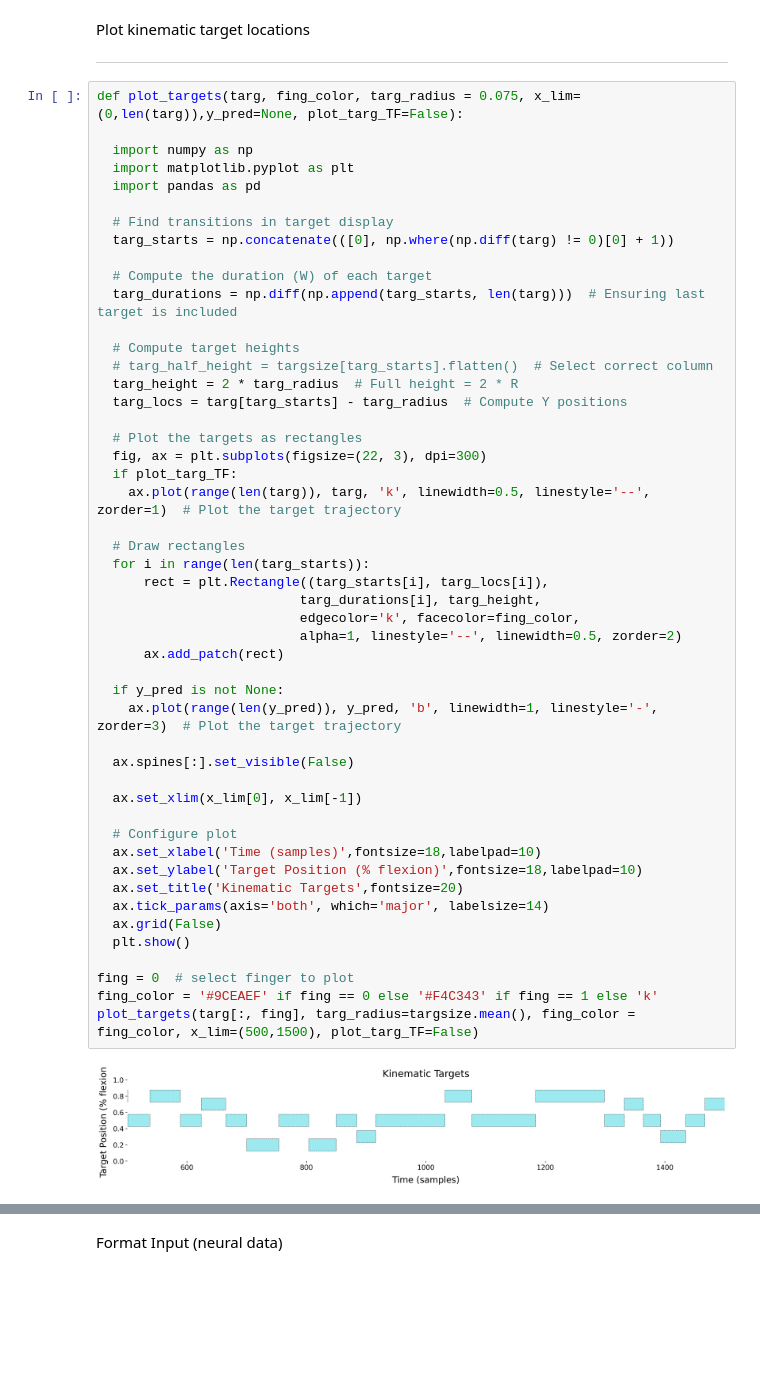
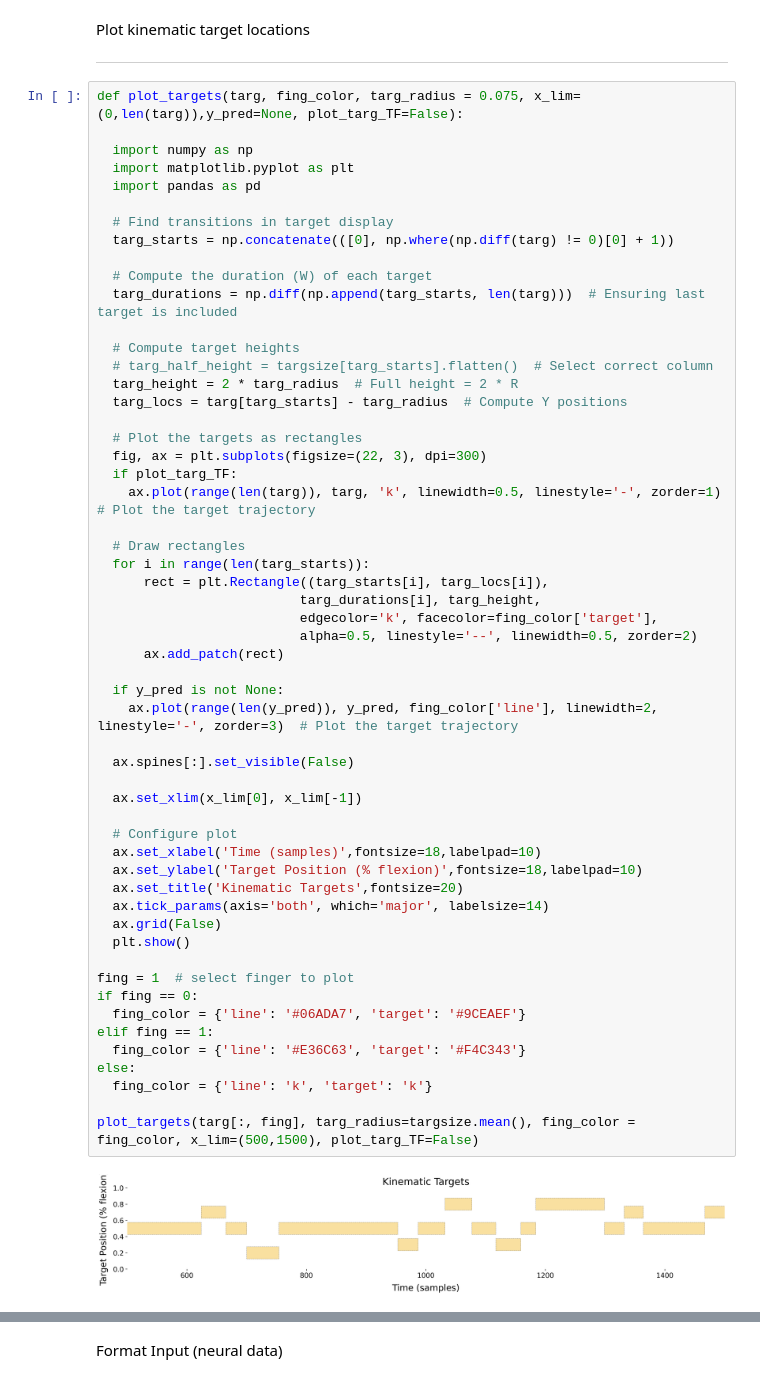
Before and after one commit to cfoli/Kinematic-Decoding-4-BCI-Control, a Jupyter notebook: Two_finger_neural_decoding.ipynb, the cells around one changed output, grey strips where cells are left out. Saved outputs shown, nothing was run; the diff lists cells and outputs as text; blank space fills up the shorter version.

```diff
--- a/Two_finger_neural_decoding.ipynb
+++ b/Two_finger_neural_decoding.ipynb
@@ -580,37 +326,43 @@ def plot_targets(targ, fing_color, targ_radius = 0.075, x_lim=(0,len(targ)),y_pr
   # targ_half_height = targsize[targ_starts].flatten()  # Select correct column
   targ_height = 2 * targ_radius  # Full height = 2 * R
   targ_locs = targ[targ_starts] - targ_radius  # Compute Y positions
 
   # Plot the targets as rectangles
   fig, ax = plt.subplots(figsize=(22, 3), dpi=300)
   if plot_targ_TF:
-    ax.plot(range(len(targ)), targ, 'k', linewidth=0.5, linestyle='--', zorder=1)  # Plot the target trajectory
+    ax.plot(range(len(targ)), targ, 'k', linewidth=0.5, linestyle='-', zorder=1)  # Plot the target trajectory
 
   # Draw rectangles
   for i in range(len(targ_starts)):
       rect = plt.Rectangle((targ_starts[i], targ_locs[i]),
                           targ_durations[i], targ_height,
-                          edgecolor='k', facecolor=fing_color,
-                          alpha=1, linestyle='--', linewidth=0.5, zorder=2)
+                          edgecolor='k', facecolor=fing_color['target'],
+                          alpha=0.5, linestyle='--', linewidth=0.5, zorder=2)
       ax.add_patch(rect)
 
   if y_pred is not None:
-    ax.plot(range(len(y_pred)), y_pred, 'b', linewidth=1, linestyle='-', zorder=3)  # Plot the target trajectory
+    ax.plot(range(len(y_pred)), y_pred, fing_color['line'], linewidth=2, linestyle='-', zorder=3)  # Plot the target trajectory
 
   ax.spines[:].set_visible(False)
 
   ax.set_xlim(x_lim[0], x_lim[-1])
 
   # Configure plot
   ax.set_xlabel('Time (samples)',fontsize=18,labelpad=10)
   ax.set_ylabel('Target Position (% flexion)',fontsize=18,labelpad=10)
   ax.set_title('Kinematic Targets',fontsize=20)
   ax.tick_params(axis='both', which='major', labelsize=14)
   ax.grid(False)
   plt.show()
 
-fing = 0  # select finger to plot
-fing_color = '#9CEAEF' if fing == 0 else '#F4C343' if fing == 1 else 'k'
+fing = 1  # select finger to plot
+if fing == 0:
+  fing_color = {'line': '#06ADA7', 'target': '#9CEAEF'}
+elif fing == 1:
+  fing_color = {'line': '#E36C63', 'target': '#F4C343'}
+else:
+  fing_color = {'line': 'k', 'target': 'k'}
+
 plot_targets(targ[:, fing], targ_radius=targsize.mean(), fing_color = fing_color, x_lim=(500,1500), plot_targ_TF=False)
 # %% [output]
-[figure, old version]
+[figure, new version]
```
Also changed, not shown: parts of 32 cells of this notebook.
